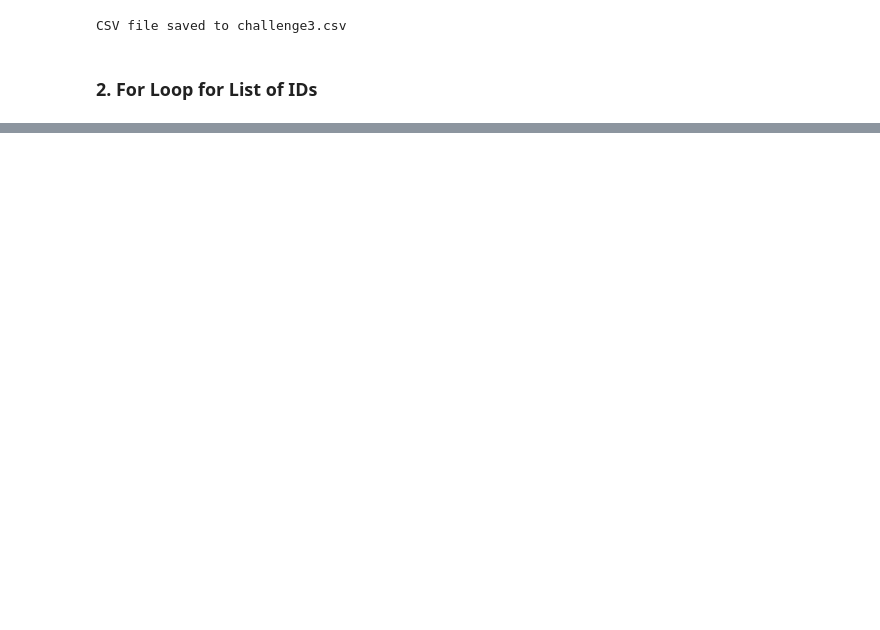
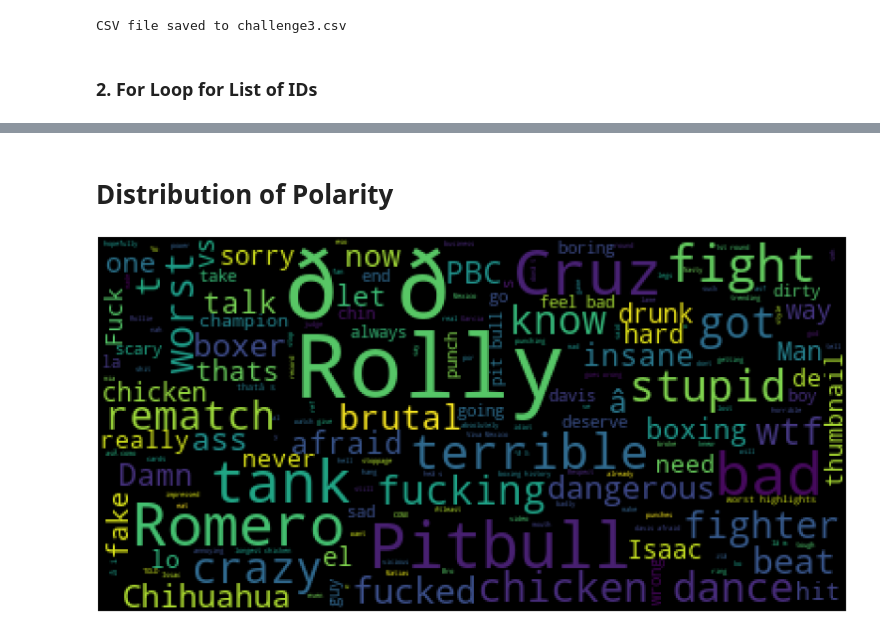
Before and after one commit to Jolmed26/Programacion_2, a Jupyter notebook: Challenges/Challenge_3/Challenge_3_NLP.ipynb, the cells around one changed output, grey strips where cells are left out. Drawn from its saved outputs; the diff is of its cells as text; code cells hidden in the pictures; blank space fills up the shorter version.

```diff
--- a/Challenges/Challenge_3/Challenge_3_NLP.ipynb
+++ b/Challenges/Challenge_3/Challenge_3_NLP.ipynb
@@ -228,0 +391,6 @@ df['video_id'].value_counts()
+# %% [markdown]
+# Distribution of Polarity
+# %%
+wc(comm['text'][comm.polarity<-0.4],'black','Common Words' )
+# %% [output]
+[figure, added]
```
Also changed, not shown: parts of 48 cells of this notebook.
